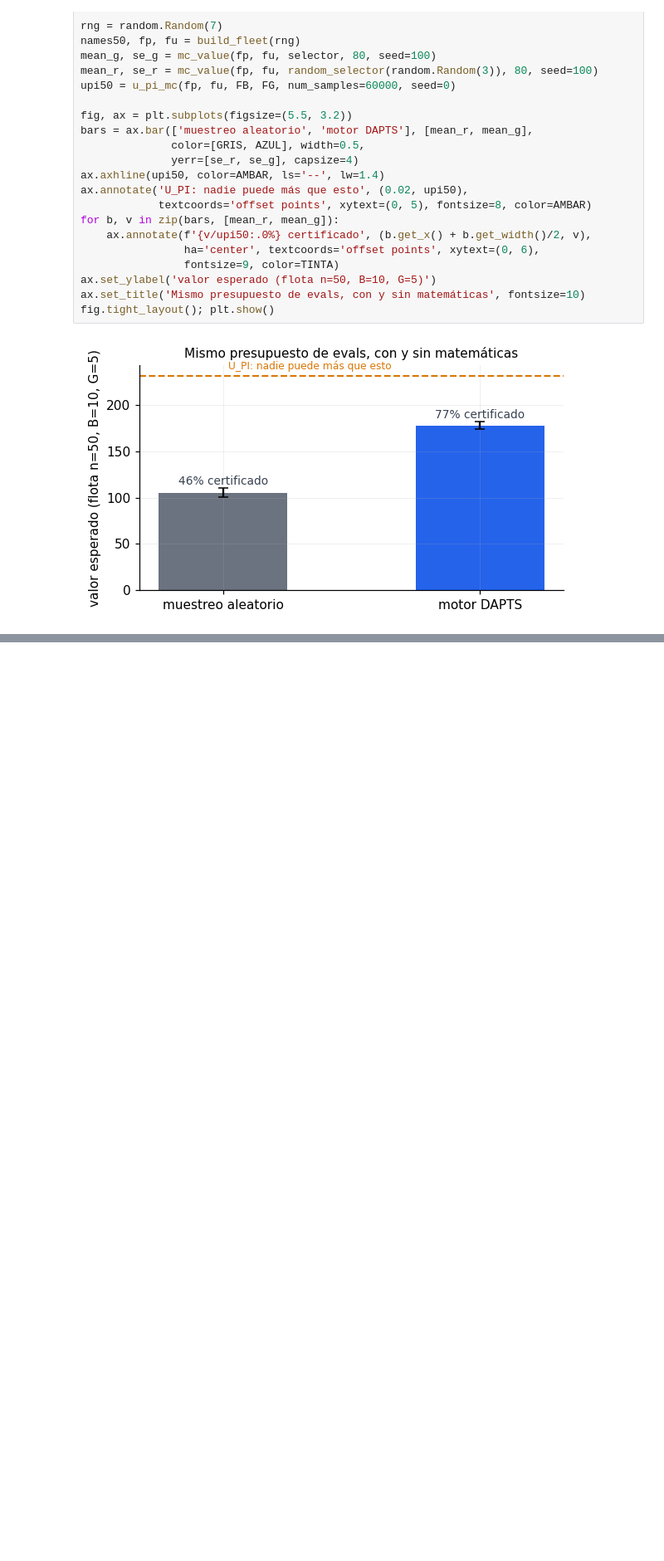
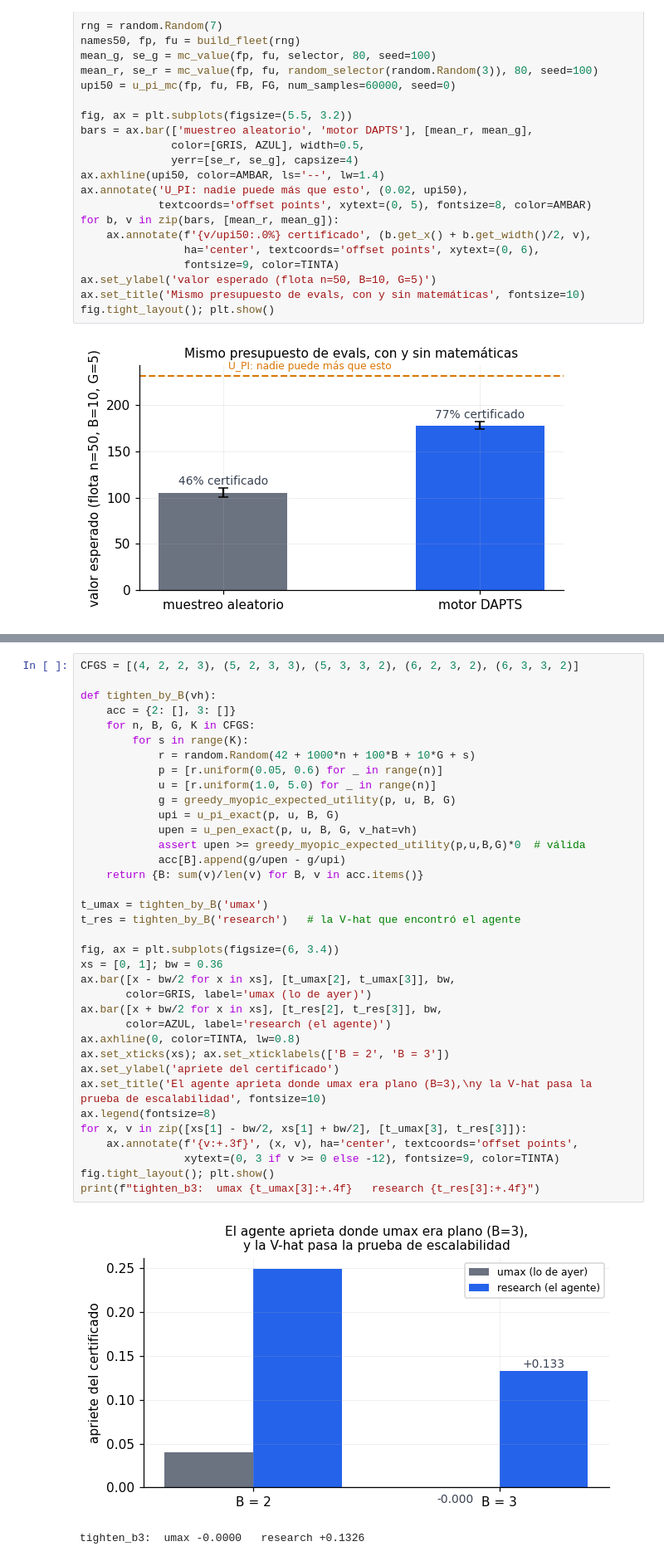
Before and after one commit to Vladi-roSP/pooled-testing-dynamic, a Jupyter notebook: augmented/notebooks/sesion_francisco.ipynb, the cells around one changed output, grey strips where cells are left out. Shown at 83% size. Saved outputs shown, nothing was run; the diff lists cells and outputs as text; blank space fills up the shorter version.

```diff
--- a/augmented/notebooks/sesion_francisco.ipynb
+++ b/augmented/notebooks/sesion_francisco.ipynb
@@ -420,0 +423,39 @@ El certificado es a la vez el teorema y el producto.
+# %%
+CFGS = [(4, 2, 2, 3), (5, 2, 3, 3), (5, 3, 3, 2), (6, 2, 3, 2), (6, 3, 3, 2)]
+
+def tighten_by_B(vh):
+    acc = {2: [], 3: []}
+    for n, B, G, K in CFGS:
+        for s in range(K):
+            r = random.Random(42 + 1000*n + 100*B + 10*G + s)
+            p = [r.uniform(0.05, 0.6) for _ in range(n)]
+            u = [r.uniform(1.0, 5.0) for _ in range(n)]
+            g = greedy_myopic_expected_utility(p, u, B, G)
+            upi = u_pi_exact(p, u, B, G)
+            upen = u_pen_exact(p, u, B, G, v_hat=vh)
+            assert upen >= greedy_myopic_expected_utility(p,u,B,G)*0  # válida
+            acc[B].append(g/upen - g/upi)
+    return {B: sum(v)/len(v) for B, v in acc.items()}
+
+t_umax = tighten_by_B('umax')
+t_res = tighten_by_B('research')   # la V-hat que encontró el agente
+
+fig, ax = plt.subplots(figsize=(6, 3.4))
+xs = [0, 1]; bw = 0.36
+ax.bar([x - bw/2 for x in xs], [t_umax[2], t_umax[3]], bw,
+       color=GRIS, label='umax (lo de ayer)')
+ax.bar([x + bw/2 for x in xs], [t_res[2], t_res[3]], bw,
+       color=AZUL, label='research (el agente)')
+ax.axhline(0, color=TINTA, lw=0.8)
+ax.set_xticks(xs); ax.set_xticklabels(['B = 2', 'B = 3'])
+ax.set_ylabel('apriete del certificado')
+ax.set_title('El agente aprieta donde umax era plano (B=3),\ny la V-hat pasa la prueba de escalabilidad', fontsize=10)
+ax.legend(fontsize=8)
+for x, v in zip([xs[1] - bw/2, xs[1] + bw/2], [t_umax[3], t_res[3]]):
+    ax.annotate(f'{v:+.3f}', (x, v), ha='center', textcoords='offset points',
+                xytext=(0, 3 if v >= 0 else -12), fontsize=9, color=TINTA)
+fig.tight_layout(); plt.show()
+print(f"tighten_b3:  umax {t_umax[3]:+.4f}   research {t_res[3]:+.4f}")
+# %% [output]
+[figure, added]
+tighten_b3:  umax -0.0000   research +0.1326
```
Also changed, not shown: parts of 3 cells of this notebook, 2 other files.
